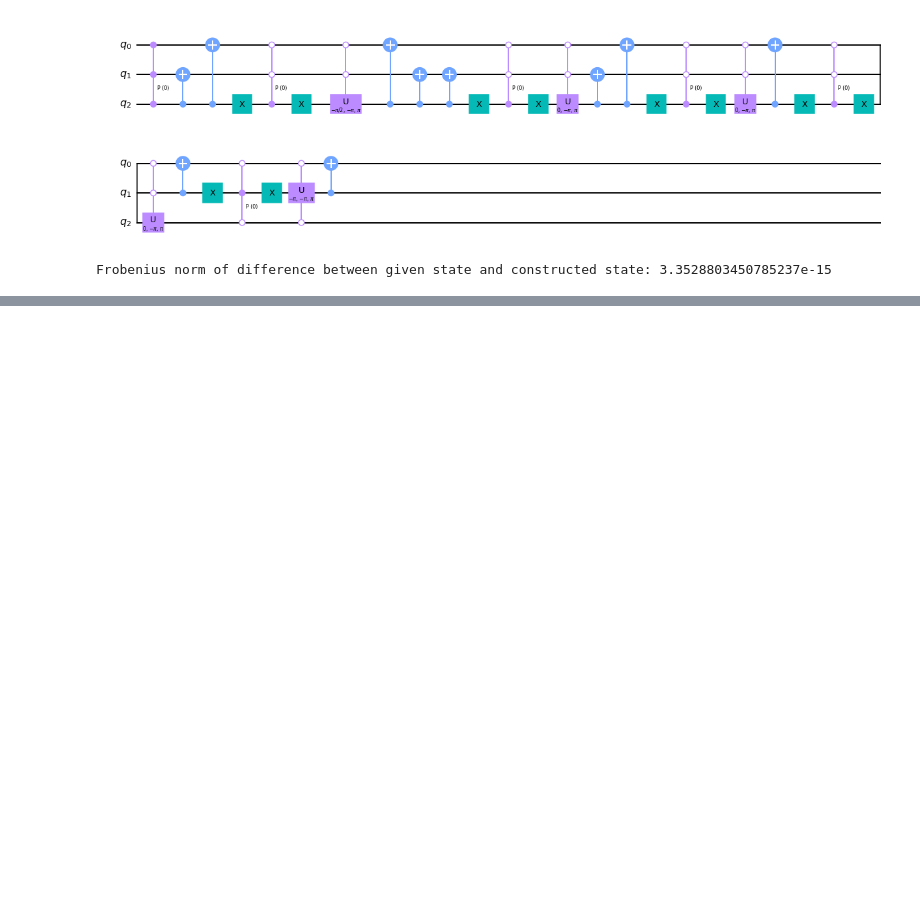
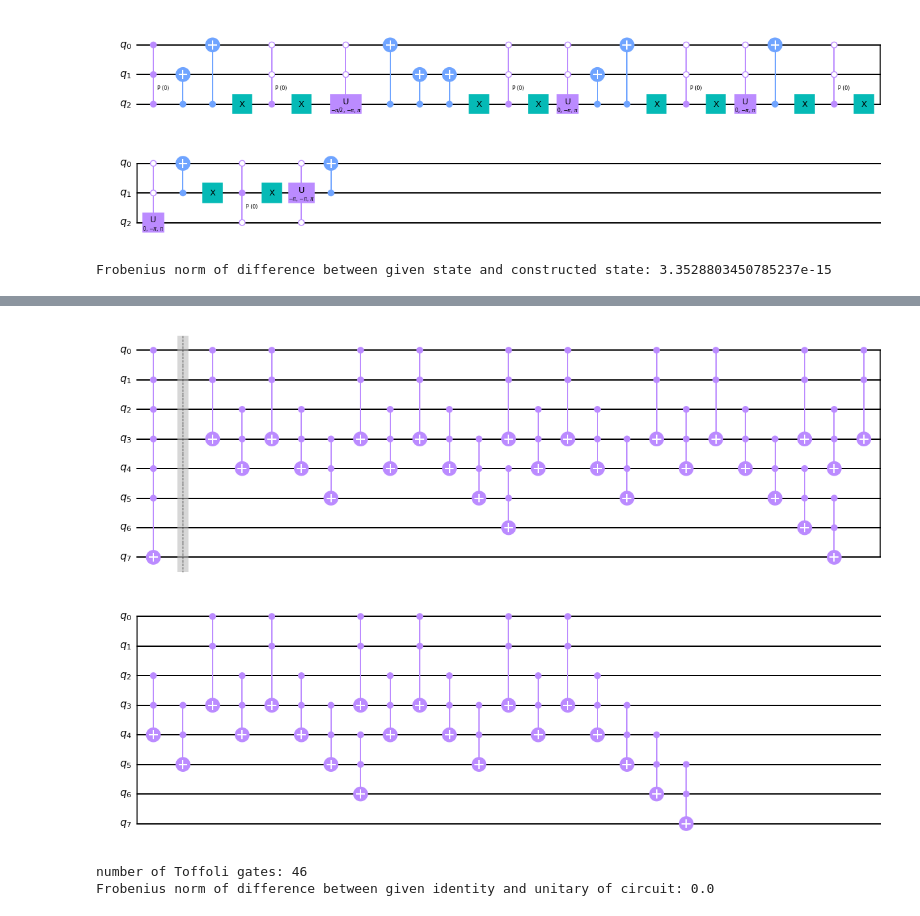
Before and after one commit to JoSQUANTUM/pygrnd, a Jupyter notebook: notebooks/circuitConstructor.ipynb, the cells around one changed output, grey strips where cells are left out. Saved outputs shown, nothing was run; the diff lists cells and outputs as text; code cells hidden in the pictures; blank space fills up the shorter version.

Commit message:
added decompositions of X gates with many control qubits in Toffoli gates

```diff
--- a/notebooks/circuitConstructor.ipynb
+++ b/notebooks/circuitConstructor.ipynb
@@ -152,0 +161,21 @@ Frobenius norm of difference between given state and constructed state: 2.581417
+# %%
+qubits=8
+qr=QuantumRegister(qubits,'q')
+qc=QuantumCircuit(qr)
+qc.append(XGate().control(qubits-2),qr[:qubits-2]+[qr[qubits-1]])
+qc.barrier()
+controlledXGate(qr[:qubits-2], qr[qubits-2], qr[qubits-1], qc)
+display(qc.draw(output='mpl'))
+
+# Verify that the total circuit is the identity.
+backend_sim = Aer.get_backend('unitary_simulator')
+job_sim = execute(qc, backend_sim)
+u=np.asarray(job_sim.result().get_unitary())
+error=np.linalg.norm(u-np.identity(2**qubits))
+
+print("number of Toffoli gates:", len(qc)-2)
+print("Frobenius norm of difference between given identity and unitary of circuit:",error)
+# %% [output]
+[figure, added]
+number of Toffoli gates: 46
+Frobenius norm of difference between given identity and unitary of circuit: 0.0
```
Also changed, not shown: parts of 11 cells of this notebook, 2 other files.
